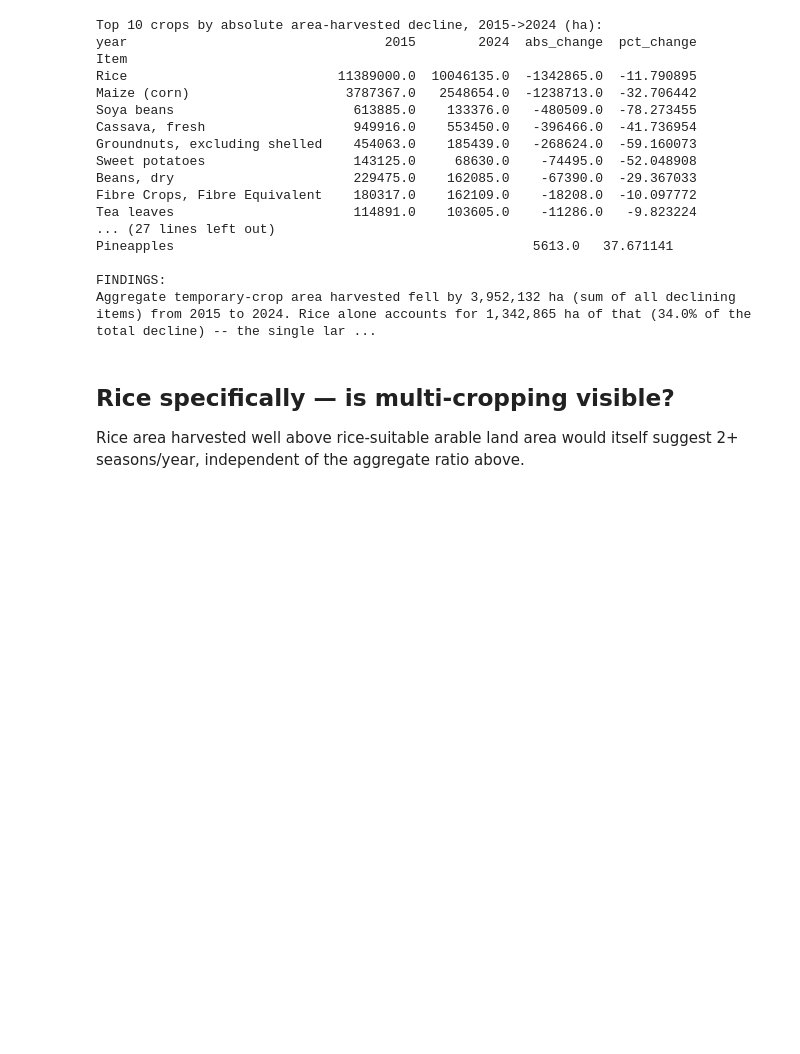
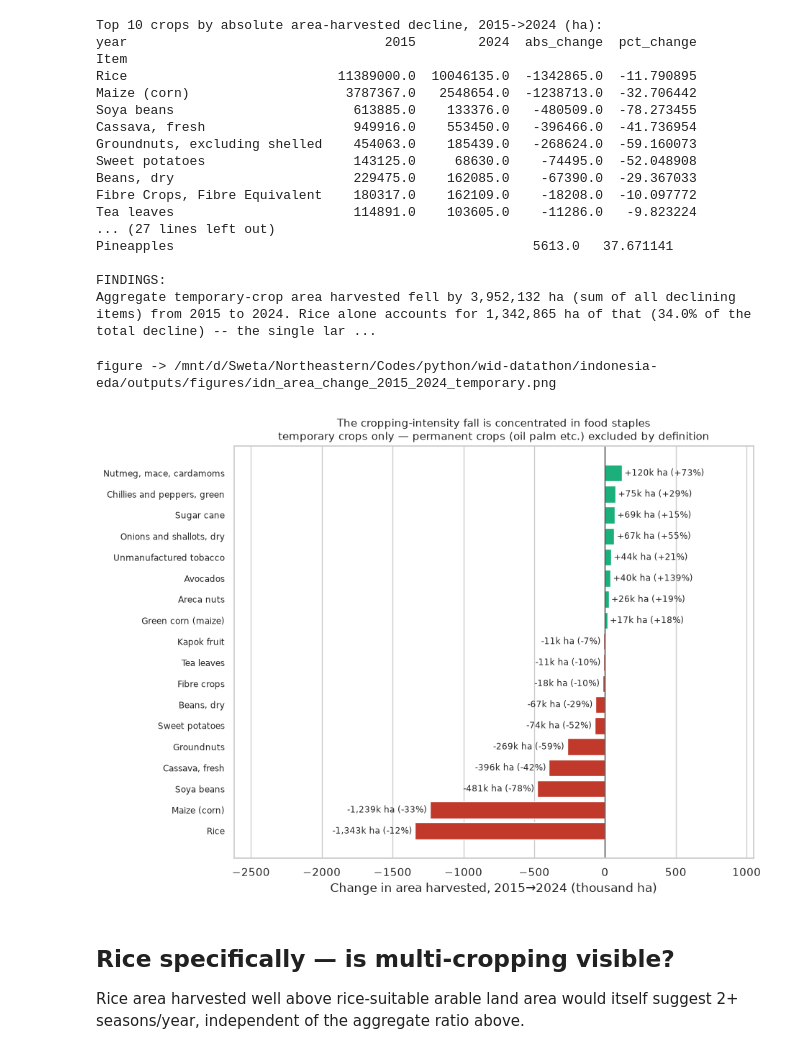
Before and after one commit to msweta02/wid-datathon, a Jupyter notebook: indonesia-eda/notebooks/03_when_it_grows.ipynb, the cells around one changed output. Saved outputs shown, nothing was run; the diff lists cells and outputs as text; code cells hidden in the pictures; blank space fills up the shorter version.

```diff
--- a/indonesia-eda/notebooks/03_when_it_grows.ipynb
+++ b/indonesia-eda/notebooks/03_when_it_grows.ipynb
@@ -132,6 +132,42 @@ Pineapples                                              5613.0   37.671141
 
 FINDINGS:
 Aggregate temporary-crop area harvested fell by 3,952,132 ha (sum of all declining items) from 2015 to 2024. Rice alone accounts for 1,342,865 ha of that (34.0% of the total decline) -- the single lar ...
+# %%
+# Plot for the table above. Diverging bar: which temporary crops gave up area and which took it.
+# NOTE: permanent crops were dropped upstream (oil palm, coconut, cocoa, coffee), so oil palm is
+# absent here BY DESIGN — this is the arable-land story. nb 07 §2 shows the all-crop version.
+tp = piv[piv['abs_change'] != 0].copy()
+show = pd.concat([tp.nsmallest(10, 'abs_change'), tp.nlargest(8, 'abs_change')])
+show = show.sort_values('abs_change')
+
+fig, ax = plt.subplots(figsize=(9.5, 7))
+colors = ['#c0392b' if v < 0 else '#1baf7a' for v in show['abs_change']]
+ax.barh(range(len(show)), show['abs_change'] / 1e3, color=colors)
+ax.axvline(0, color='#333', lw=0.9)
+for y, (v, p) in enumerate(zip(show['abs_change'] / 1e3, show['pct_change'])):
+    off = 18 if v >= 0 else -18
+    ax.text(v + off, y, f'{v:+,.0f}k ha ({p:+.0f}%)', va='center',
+            ha='left' if v >= 0 else 'right', fontsize=8.3)
+SHORT = {'Chillies and peppers, green (Capsicum spp. and Pimenta spp.)': 'Chillies and peppers, green',
+         'Onions and shallots, dry (excluding dehydrated)': 'Onions and shallots, dry',
+         'Groundnuts, excluding shelled': 'Groundnuts',
+         'Nutmeg, mace, cardamoms, raw': 'Nutmeg, mace, cardamoms',
+         'Fibre Crops, Fibre Equivalent': 'Fibre crops'}
+ax.set_yticks(range(len(show)), [SHORT.get(n, n) for n in show.index], fontsize=8.5)
+ax.set_xlabel('Change in area harvested, 2015\u21922024 (thousand ha)')
+lim = max(abs(show['abs_change'].min()), show['abs_change'].max()) / 1e3
+# asymmetric: the declines are ~10x the gains, so the left needs label room and the right doesn't
+ax.set_xlim(-lim * 1.95, lim * 0.78)
+ax.set_title('The cropping-intensity fall is concentrated in food staples\n'
+             'temporary crops only \u2014 permanent crops (oil palm etc.) excluded by definition',
+             fontsize=11)
+ax.grid(axis='y', visible=False)
+fig.tight_layout()
+viz.save(fig, 'idn_area_change_2015_2024_temporary')
+plt.show()
+# %% [output]
+figure -> /mnt/d/Sweta/Northeastern/Codes/python/wid-datathon/indonesia-eda/outputs/figures/idn_area_change_2015_2024_temporary.png
+[figure, added]
 # %% [markdown]
 ## Rice specifically — is multi-cropping visible?
 Rice area harvested well above rice-suitable arable land area would itself suggest 2+ seasons/year, independent of the aggregate ratio above.
```
Also changed, not shown: 8 other files.
